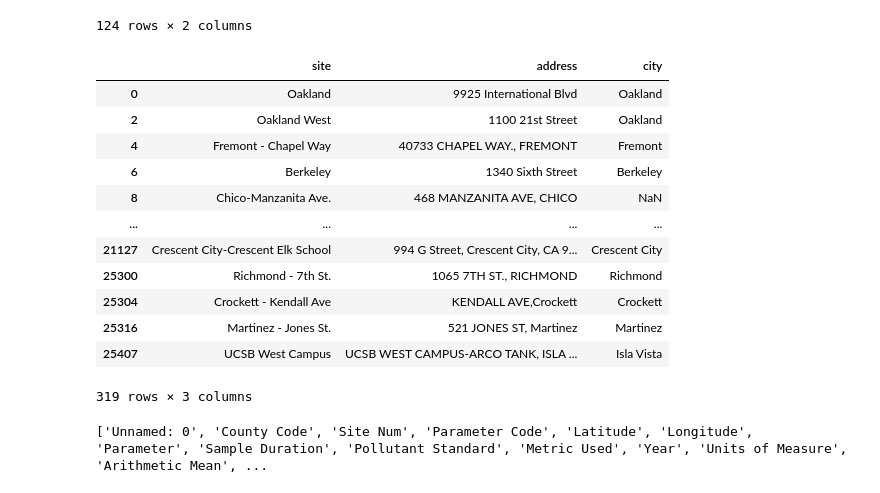
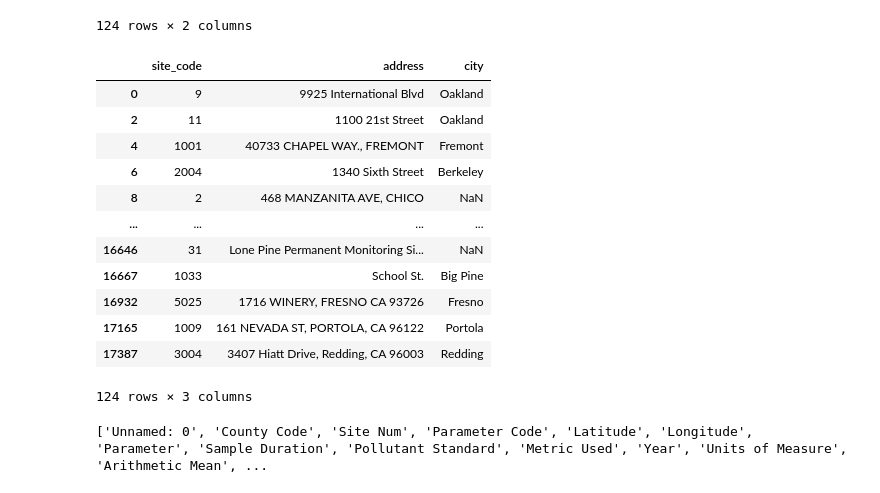
Before and after one commit to bre-sew/Fuel-AQ-Project, a Jupyter notebook: Air-Quality-Data.ipynb, the cells around one changed output. Drawn from its saved outputs; the diff is of its cells as text; code cells hidden in the pictures.

```diff
--- a/Air-Quality-Data.ipynb
+++ b/Air-Quality-Data.ipynb
@@ -315,20 +317,20 @@ sites.to_csv("./Tables/Sites.csv")
 # %%
-siteAddress = criteriaPollutants[["Site","Address","City"]]
-siteAddress = siteAddress.rename(columns={"Site":"site","Address":"address","City":"city"})
-siteAddress = siteAddress.drop_duplicates(subset=["site"])
+siteAddress = criteriaPollutants[["Site Num","Address","City"]]
+siteAddress = siteAddress.rename(columns={"Site Num":"site_code","Address":"address","City":"city"})
+siteAddress = siteAddress.drop_duplicates(subset=["site_code"])
 siteAddress
 # %% [output]
-|  | site | address | city |
-| 0 | Oakland | 9925 International Blvd | Oakland |
-| 2 | Oakland West | 1100 21st Street | Oakland |
-| 4 | Fremont - Chapel Way | 40733 CHAPEL WAY., FREMONT | Fremont |
-| 6 | Berkeley | 1340 Sixth Street | Berkeley |
-| 8 | Chico-Manzanita Ave. | 468 MANZANITA AVE, CHICO | NaN |
+|  | site_code | address | city |
+| 0 | 9 | 9925 International Blvd | Oakland |
+| 2 | 11 | 1100 21st Street | Oakland |
+| 4 | 1001 | 40733 CHAPEL WAY., FREMONT | Fremont |
+| 6 | 2004 | 1340 Sixth Street | Berkeley |
+| 8 | 2 | 468 MANZANITA AVE, CHICO | NaN |
 | ... | ... | ... | ... |
-| 21127 | Crescent City-Crescent Elk School | 994 G Street, Crescent City, CA 9... | Crescent City |
-| 25300 | Richmond - 7th St. | 1065 7TH ST., RICHMOND | Richmond |
-| 25304 | Crockett - Kendall Ave | KENDALL AVE,Crockett | Crockett |
-| 25316 | Martinez - Jones St. | 521 JONES ST, Martinez | Martinez |
-| 25407 | UCSB West Campus | UCSB WEST CAMPUS-ARCO TANK, ISLA ... | Isla Vista |
+| 16646 | 31 | Lone Pine Permanent Monitoring Si... | NaN |
+| 16667 | 1033 | School St. | Big Pine |
+| 16932 | 5025 | 1716 WINERY, FRESNO CA 93726 | Fresno |
+| 17165 | 1009 | 161 NEVADA ST, PORTOLA, CA 96122 | Portola |
+| 17387 | 3004 | 3407 Hiatt Drive, Redding, CA 96003 | Redding |
-319 rows × 3 columns
+124 rows × 3 columns
 # %%
```
Also changed, not shown: parts of 6 cells of this notebook, 4 other files.
